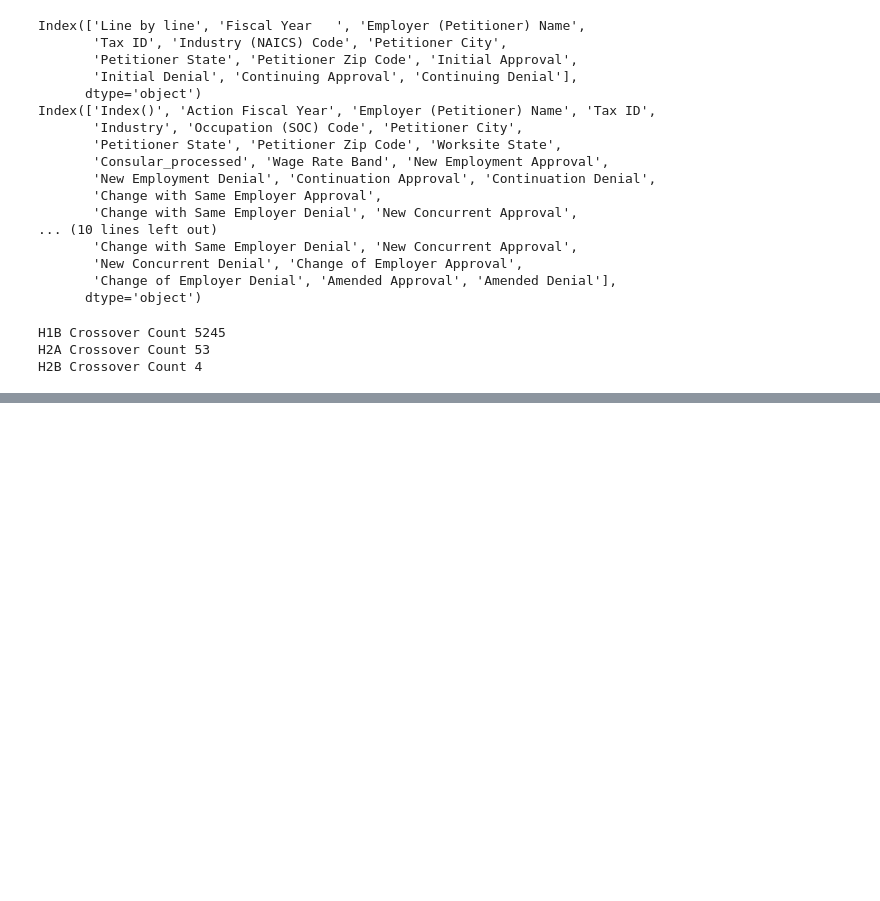
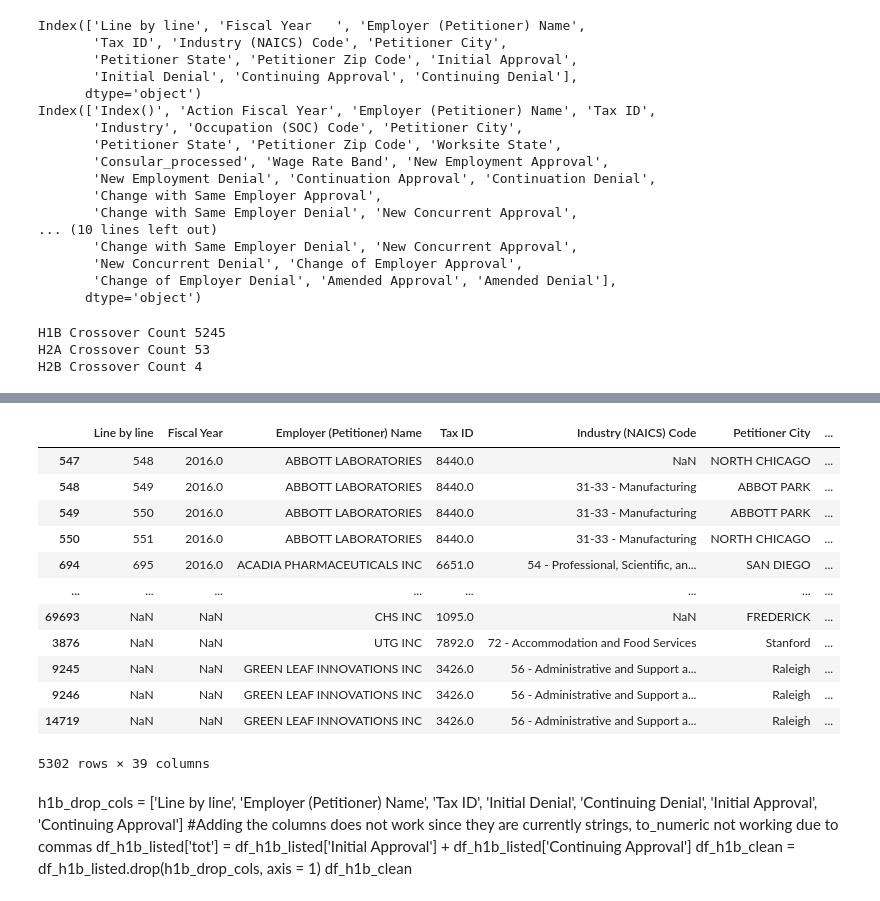
Before and after one commit to 608ohenry/econ570_project, a Jupyter notebook: main.ipynb, the cells around one changed output, grey strips where cells are left out. Saved outputs shown, nothing was run; the diff lists cells and outputs as text; code cells hidden in the pictures; blank space fills up the shorter version.

Commit message:
Combined All Visa Info

```diff
--- a/main.ipynb
+++ b/main.ipynb
@@ -150,0 +135,4 @@ df_h1b[ df_h1b["Employer (Petitioner) Name"].isin(titles) ]
+# %%
+df_h1b_listed = df_h1b[ df_h1b["employer"].isin(titles) ]
+df_h2a_listed = df_h2a[ df_h2a["employer"].isin(titles) ]
+df_h2b_listed = df_h2b[ df_h2b["employer"].isin(titles) ]
@@ -150,0 +161,23 @@ df_h1b[ df_h1b["Employer (Petitioner) Name"].isin(titles) ]
+# %%
+df_visas = pd.concat([df_h1b_listed, df_h2a_listed, df_h2b_listed])
+df_visas
+# %% [output]
+|  | Line by line | Fiscal Year | Employer (Petitioner) Name | Tax ID | Industry (NAICS) Code | Petitioner City | ... |
+| 547 | 548 | 2016.0 | ABBOTT LABORATORIES | 8440.0 | NaN | NORTH CHICAGO | ... |
+| 548 | 549 | 2016.0 | ABBOTT LABORATORIES | 8440.0 | 31-33 - Manufacturing | ABBOT PARK | ... |
+| 549 | 550 | 2016.0 | ABBOTT LABORATORIES | 8440.0 | 31-33 - Manufacturing | ABBOTT PARK | ... |
+| 550 | 551 | 2016.0 | ABBOTT LABORATORIES | 8440.0 | 31-33 - Manufacturing | NORTH CHICAGO | ... |
+| 694 | 695 | 2016.0 | ACADIA PHARMACEUTICALS INC | 6651.0 | 54 - Professional, Scientific, an... | SAN DIEGO | ... |
+| ... | ... | ... | ... | ... | ... | ... | ... |
+| 69693 | NaN | NaN | CHS INC | 1095.0 | NaN | FREDERICK | ... |
+| 3876 | NaN | NaN | UTG INC | 7892.0 | 72 - Accommodation and Food Services | Stanford | ... |
+| 9245 | NaN | NaN | GREEN LEAF INNOVATIONS INC | 3426.0 | 56 - Administrative and Support a... | Raleigh | ... |
+| 9246 | NaN | NaN | GREEN LEAF INNOVATIONS INC | 3426.0 | 56 - Administrative and Support a... | Raleigh | ... |
+| 14719 | NaN | NaN | GREEN LEAF INNOVATIONS INC | 3426.0 | 56 - Administrative and Support a... | Raleigh | ... |
+5302 rows × 39 columns
+# %% [markdown]
+h1b_drop_cols = ['Line by line', 'Employer (Petitioner) Name', 'Tax ID', 'Initial Denial', 'Continuing Denial', 'Initial Approval', 'Continuing Approval']
+#Adding the columns does not work since they are currently strings, to_numeric not working due to commas
+df_h1b_listed['tot'] = df_h1b_listed['Initial Approval'] + df_h1b_listed['Continuing Approval']
+df_h1b_clean = df_h1b_listed.drop(h1b_drop_cols, axis = 1)
+df_h1b_clean
```
Also changed, not shown: parts of 3 cells of this notebook.
